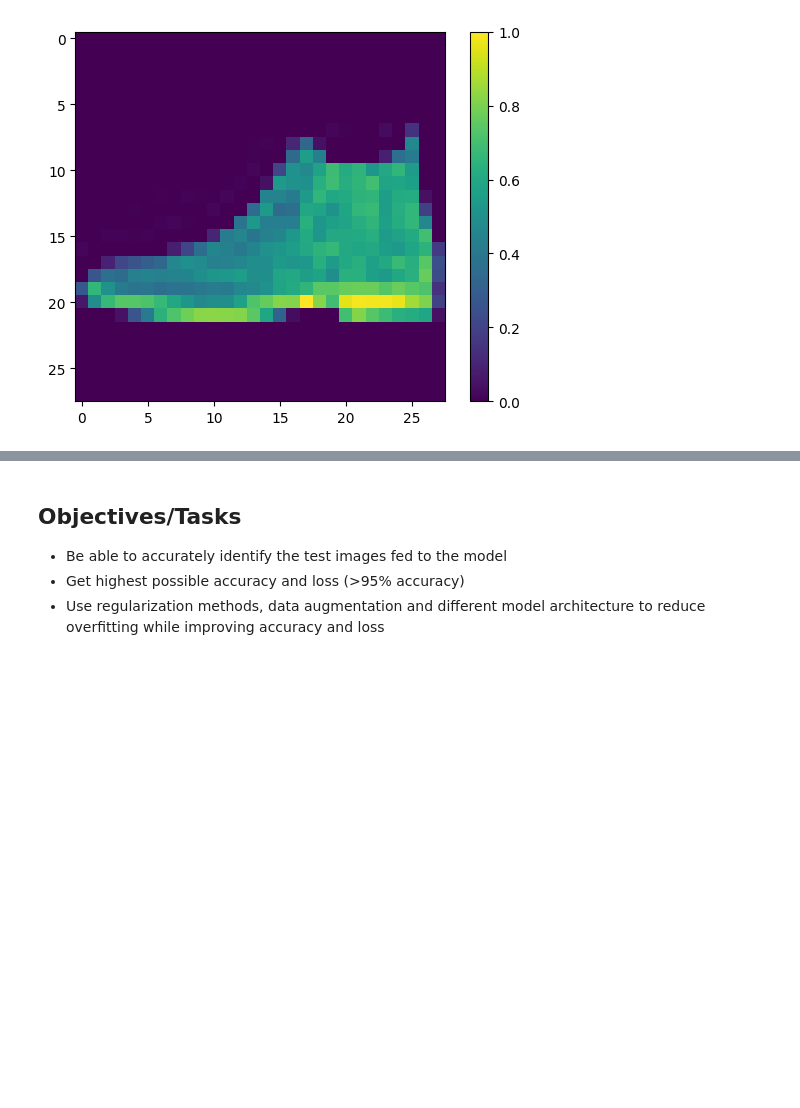
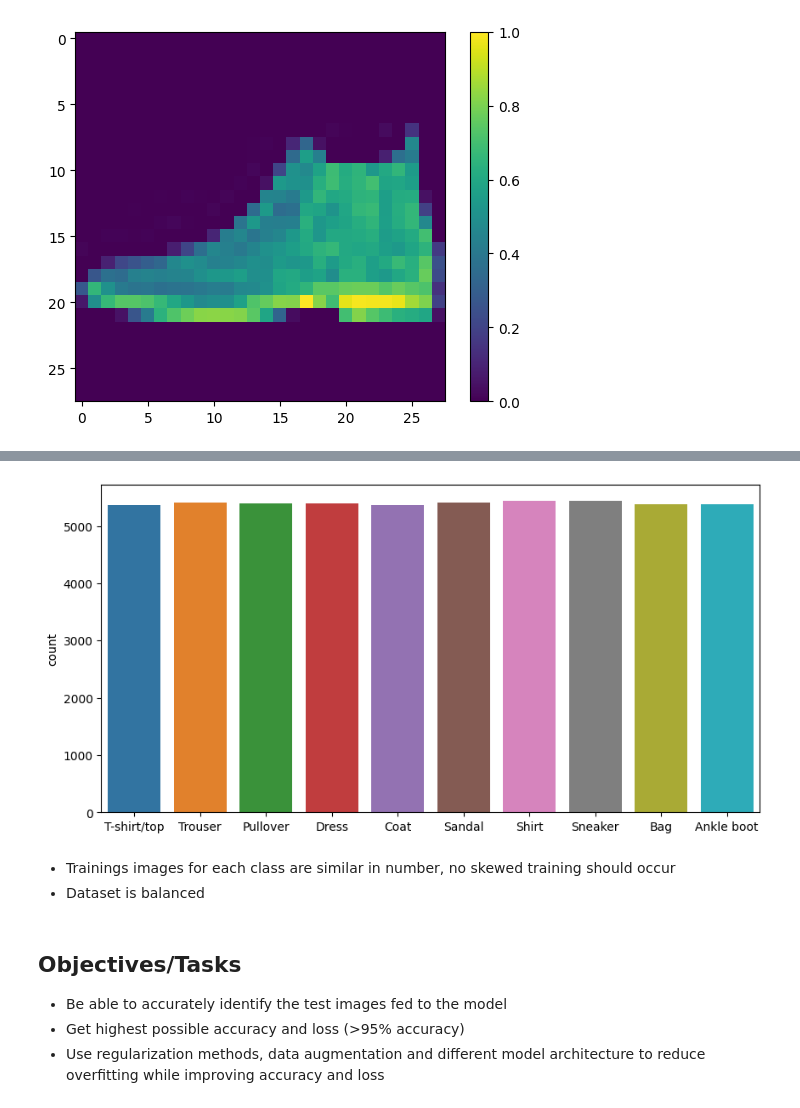
Before and after one commit to Amirrahman19/DeepLearning, a Jupyter notebook: CA1/PartA/fashion-Copy1.ipynb, the cells around one changed output, grey strips where cells are left out. Cells and saved outputs as stored; diff of their text form; code cells hidden in the pictures; blank space fills up the shorter version.

```diff
--- a/CA1/PartA/fashion-Copy1.ipynb
+++ b/CA1/PartA/fashion-Copy1.ipynb
@@ -120,3 +120,13 @@ plt.show()
+# %%
+plt.figure(figsize=(10,5))
+ax = sns.countplot(x = y_train)
+ax.set_xticklabels(class_names)
+plt.show()
+# %% [output]
+[figure, added]
+# %% [markdown]
+* Trainings images for each class are similar in number, no skewed training should occur
+* Dataset is balanced
 # %% [markdown]
 <h2>Objectives/Tasks</h2>
 
```
Also changed, not shown: parts of 29 cells of this notebook, 2 other files.
